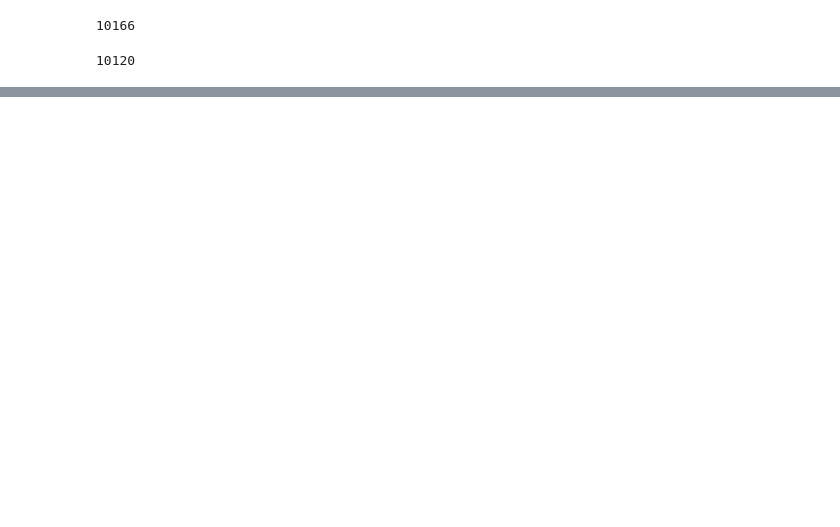
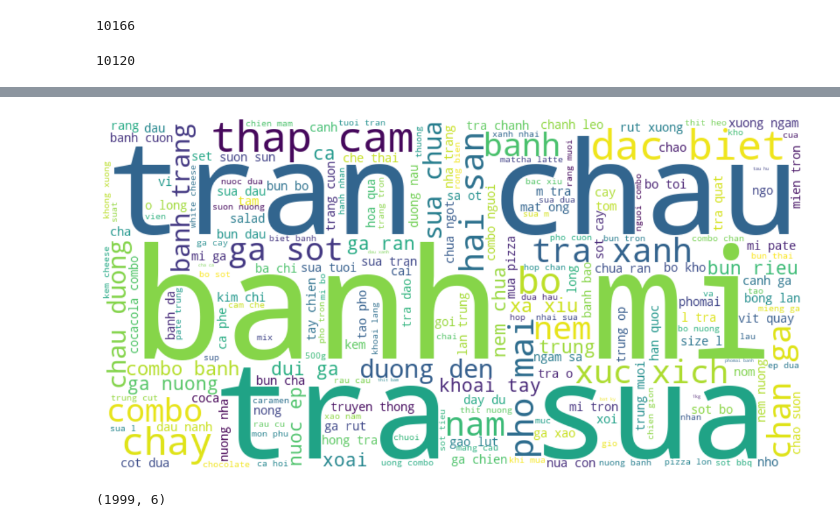
Before and after one commit to manh21082002/image-search-ai, a Jupyter notebook: notebooks/01_collect_data.ipynb, the cells around one changed output, grey strips where cells are left out. Cells and saved outputs as stored; diff of their text form; code cells hidden in the pictures; blank space fills up the shorter version.

```diff
--- a/notebooks/01_collect_data.ipynb
+++ b/notebooks/01_collect_data.ipynb
@@ -57,3 +135,4 @@ len(df['Tên món'].apply(clean_food_name2).unique())
 # %%
-df.loc[ df['Tên món'].apply(clean_food_name2) != df['Tên món'].apply(clean_food_name1),'Tên món']
+df['clean_name']=df['Tên món'].apply(clean_food_name2)
+df
 # %% [output]
@@ -113,0 +165,36 @@ TypeError: unsupported operand type(s) for -: 'str' and 'float'
+# %%
+df['tokens'] = df['clean_name'].apply(lambda x: x.split())
+
+# Ghép tất cả các tokens thành một chuỗi
+all_tokens = [token for tokens in df['tokens'] for token in tokens]
+text = " ".join(all_tokens)
+
+# Tạo word cloud
+wordcloud = WordCloud(
+    width=800,
+    height=400,
+    background_color='white',
+    colormap='viridis'
+).generate(text)
+
+# Vẽ word cloud
+plt.figure(figsize=(15, 7.5))
+plt.imshow(wordcloud, interpolation='bilinear')
+plt.axis('off')
+plt.show()
+# %% [output]
+[figure, added]
+# %%
+# Danh sách từ khóa cần phân tích (có thể mở rộng thêm)
+keywords = ['combo', 'day du', 'nguoi', 'dac biet', 'size']
+
+def extract_keywords(name):
+    # Trả về danh sách các từ khóa xuất hiện trong tên món
+    return [keyword for keyword in keywords if keyword in name]
+
+# Giả sử bạn đã có cột 'clean_name' sau bước tiền xử lý
+df['keywords'] = df['clean_name'].apply(extract_keywords)
+df_with_keywords = df[df['keywords'].apply(lambda x: len(x) > 0)]
+df_with_keywords.shape
+# %% [output]
+(1999, 6)
```
Also changed, not shown: parts of 27 cells of this notebook.
